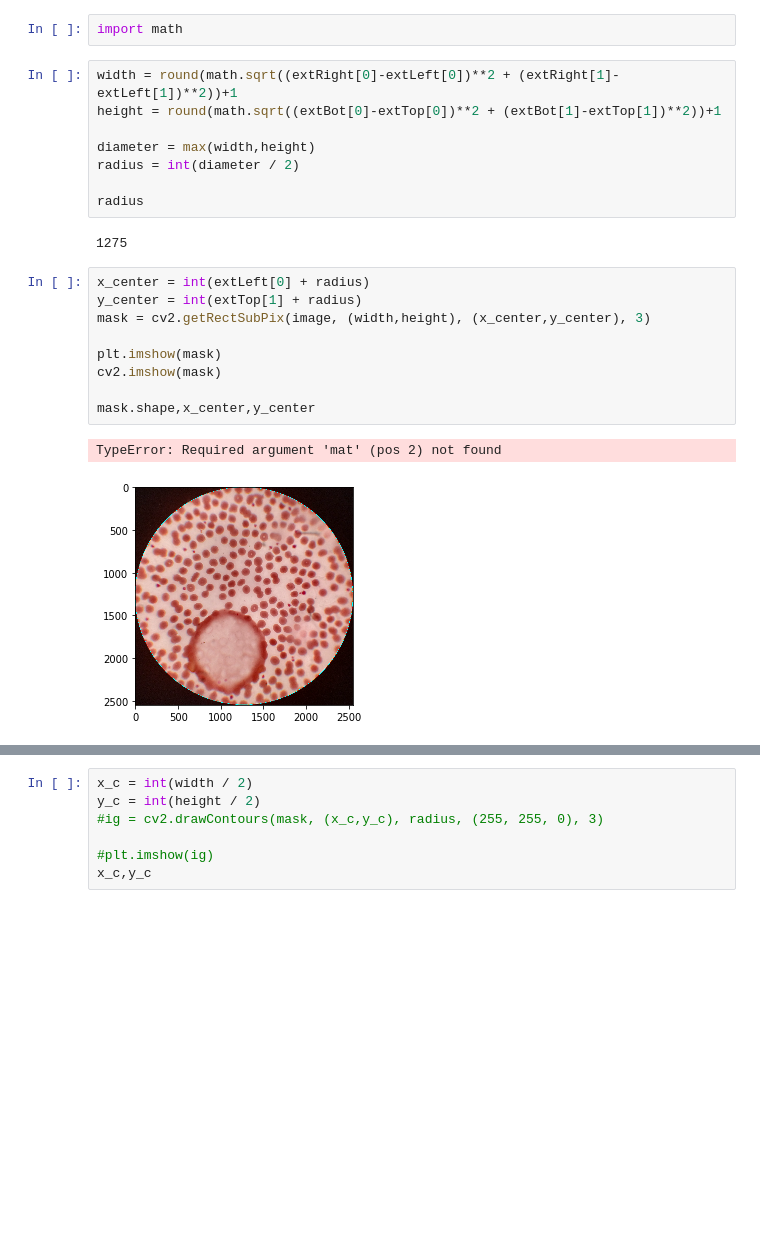
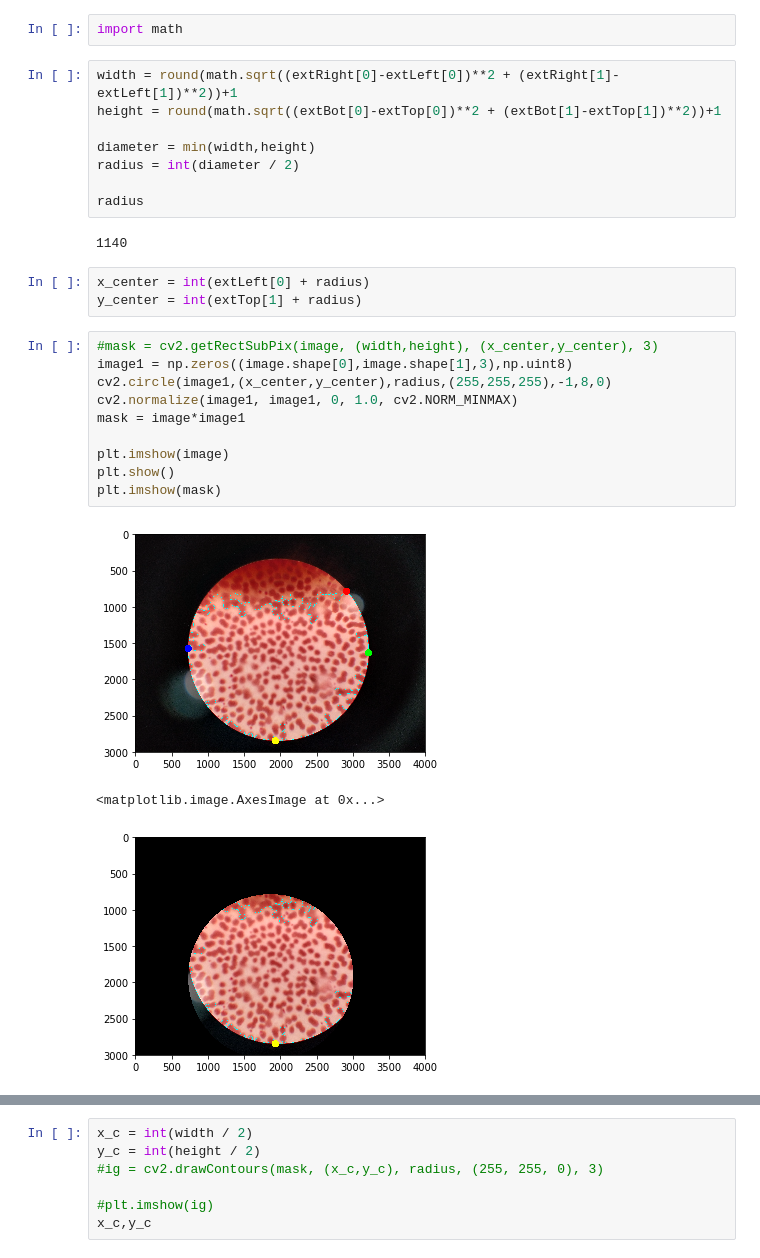
Before and after one commit to cytologyproject/Project, a Jupyter notebook: test_treshhold.ipynb, the cells around one changed output, grey strips where cells are left out. Drawn from its saved outputs; the diff is of its cells as text; blank space fills up the shorter version.

```diff
--- a/test_treshhold.ipynb
+++ b/test_treshhold.ipynb
@@ -107,21 +106,26 @@ import math
 width = round(math.sqrt((extRight[0]-extLeft[0])**2 + (extRight[1]-extLeft[1])**2))+1
 height = round(math.sqrt((extBot[0]-extTop[0])**2 + (extBot[1]-extTop[1])**2))+1
 
-diameter = max(width,height)
+diameter = min(width,height)
 radius = int(diameter / 2)
 
 radius
 # %% [output]
-1275
+1140
 # %%
 x_center = int(extLeft[0] + radius)
 y_center = int(extTop[1] + radius)
-mask = cv2.getRectSubPix(image, (width,height), (x_center,y_center), 3)
-
-plt.imshow(mask)
-cv2.imshow(mask)
-
-mask.shape,x_center,y_center
-# %% [output]
-TypeError: Required argument 'mat' (pos 2) not found
-[figure, removed]
+# %%
+#mask = cv2.getRectSubPix(image, (width,height), (x_center,y_center), 3)
+image1 = np.zeros((image.shape[0],image.shape[1],3),np.uint8)
+cv2.circle(image1,(x_center,y_center),radius,(255,255,255),-1,8,0)
+cv2.normalize(image1, image1, 0, 1.0, cv2.NORM_MINMAX)
+mask = image*image1
+
+plt.imshow(image)
+plt.show()
+plt.imshow(mask)
+# %% [output]
+[figure, added]
+<matplotlib.image.AxesImage at 0x...>
+[figure, added]
```
Also changed, not shown: parts of 13 cells of this notebook.
